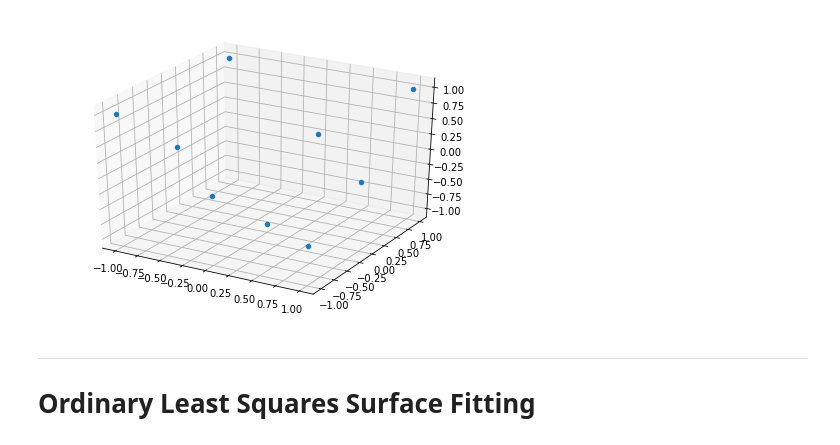
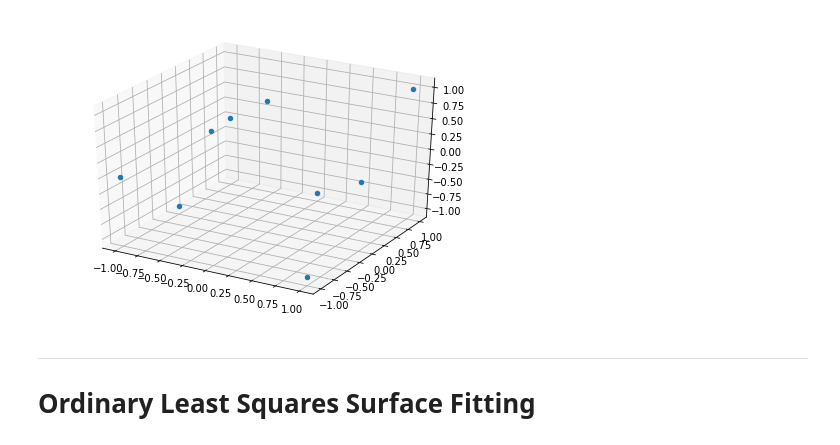
Before and after one commit to rndmbt/nonlinear-leastsquares, a Jupyter notebook: leastsquares.ipynb, the cells around one changed output. Cells and saved outputs as stored; diff of their text form; code cells hidden in the pictures.

```diff
--- a/leastsquares.ipynb
+++ b/leastsquares.ipynb
@@ -18,16 +18,16 @@ f2 = [1.0, -1.0, 0.0, 0.0, 1.0, 0.0, -1.0, -1.0, 1.0]
 # %%
 #x = np.array([p[0] for p in P])
 #y = np.array([p[1] for p in P])
 x, y = zip(*P)
-z = f1
+z = f2
 
 fig = plt.figure()
 ax = Axes3D(fig)
 ax.scatter(x,y,z, depthshade=False)
 #plt.savefig('test.pdf')
 plt.show()
 # %% [output]
-[figure, old version]
+[figure, new version]
 # %% [markdown]
 ---
 # Ordinary Least Squares Surface Fitting
```
Also changed, not shown: parts of 7 cells of this notebook, 1 other file.
